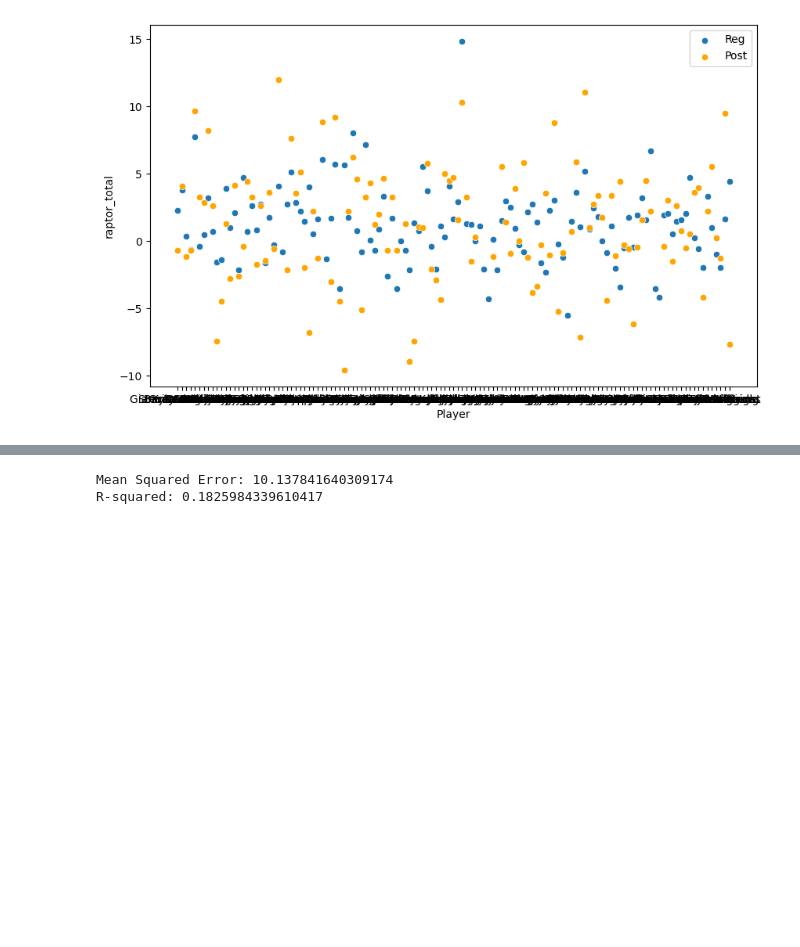
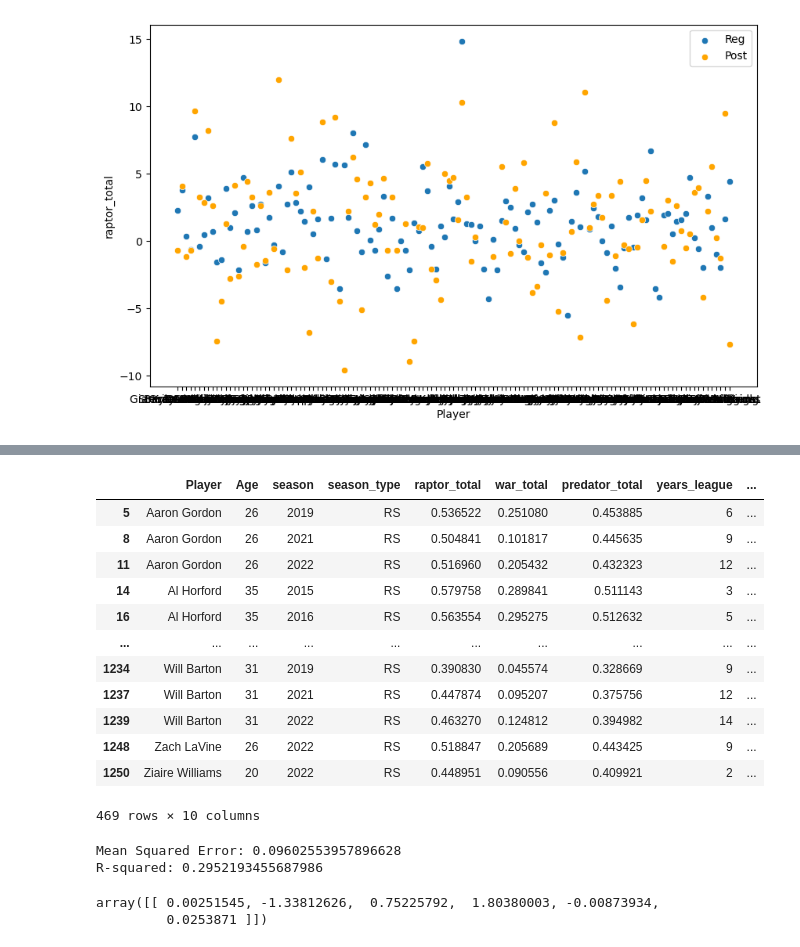
Before and after one commit to samthemanwise/Stat386Project, a Jupyter notebook: playground.ipynb, the cells around one changed output, grey strips where cells are left out. Drawn from its saved outputs; the diff is of its cells as text; code cells hidden in the pictures; blank space fills up the shorter version.

```diff
--- a/playground.ipynb
+++ b/playground.ipynb
@@ -200,16 +246,45 @@ plt.show()
+# %%
+# creating normalized general performance metric
+
+final_reg = final[final['season_type'] == 'RS']
+final_post = final[final['season_type'] == 'PO']
+
+metrics = ['raptor_total', 'war_total', 'predator_total']  # Replace with actual metric names
+scaler = MinMaxScaler()
+
+final_reg_norm = final_reg.copy()
+final_post_norm = final_post.copy()
+
+final_reg_norm[metrics] = scaler.fit_transform(final_reg[metrics])
+final_post_norm[metrics] = scaler.fit_transform(final_post[metrics])
+
+final_reg_norm['performance_score'] = final_reg_norm[metrics].sum(axis=1)
+final_post_norm['performance_score'] = final_post_norm[metrics].sum(axis=1)
+
+# Filter out duplicates for players with two 'RS' rows in the same season
+final_reg_norm = final_reg_norm[~((final_reg_norm['season_type'] == 'RS') & final_reg_norm.duplicated(subset=['Player', 'season']))]
+
+final_reg_norm
+# %% [output]
+|  | Player | Age | season | season_type | raptor_total | war_total | predator_total | years_league | ... |
+| 5 | Aaron Gordon | 26 | 2019 | RS | 0.536522 | 0.251080 | 0.453885 | 6 | ... |
+| 8 | Aaron Gordon | 26 | 2021 | RS | 0.504841 | 0.101817 | 0.445635 | 9 | ... |
+| 11 | Aaron Gordon | 26 | 2022 | RS | 0.516960 | 0.205432 | 0.432323 | 12 | ... |
+| 14 | Al Horford | 35 | 2015 | RS | 0.579758 | 0.289841 | 0.511143 | 3 | ... |
+| 16 | Al Horford | 35 | 2016 | RS | 0.563554 | 0.295275 | 0.512632 | 5 | ... |
+| ... | ... | ... | ... | ... | ... | ... | ... | ... | ... |
+| 1234 | Will Barton | 31 | 2019 | RS | 0.390830 | 0.045574 | 0.328669 | 9 | ... |
+| 1237 | Will Barton | 31 | 2021 | RS | 0.447874 | 0.095207 | 0.375756 | 12 | ... |
+| 1239 | Will Barton | 31 | 2022 | RS | 0.463270 | 0.124812 | 0.394982 | 14 | ... |
+| 1248 | Zach LaVine | 26 | 2022 | RS | 0.518847 | 0.205689 | 0.443425 | 9 | ... |
+| 1250 | Ziaire Williams | 20 | 2022 | RS | 0.448951 | 0.090556 | 0.409921 | 2 | ... |
+469 rows × 10 columns
 # %%
-# creating five player data frame with three seasons
-# players = ["Donovan Mitchell", "Joel Embiid", "Jimmy Butler", "Luka Doncic", "Giannis Antetokounmpo"]
-
-five_players = raptor_df[raptor_df['player_name'].isin(players)]
-five_players = five_players[five_players['season'] >= 2020]
-
-five_players_reg = five_players[five_players['season_type'] == 'RS']
-five_players_post = five_players[five_players['season_type'] == 'PO']
+# REGRESSION
 
 # Select relevant columns for X and y
-X = five_players_reg[['raptor_total', 'predator_total']]
-y = five_players_post[['raptor_total']]
+X = final_reg_norm[['Age', 'raptor_total', 'war_total', 'predator_total', 'years_league', 'years_playoff']]
+y = final_post_norm[['performance_score']]
 
 # Split data into training and testing
 X_train, X_test, y_train, y_test = train_test_split(X, y, test_size=0.2, random_state=42)
@@ -230,5 +305,13 @@ r2 = r2_score(y_test, y_pred)
 print(f'Mean Squared Error: {mse}')
 print(f'R-squared: {r2}')
 # %% [output]
-Mean Squared Error: 10.137841640309174
-R-squared: 0.1825984339610417
+Mean Squared Error: 0.09602553957896628
+R-squared: 0.2952193455687986
+# %%
+# coefficents
+
+feature_importance = model.coef_
+feature_importance
+# %% [output]
+array([[ 0.00251545, -1.33812626,  0.75225792,  1.80380003, -0.00873934,
+         0.0253871 ]])
```
Also changed, not shown: parts of 13 cells of this notebook.
